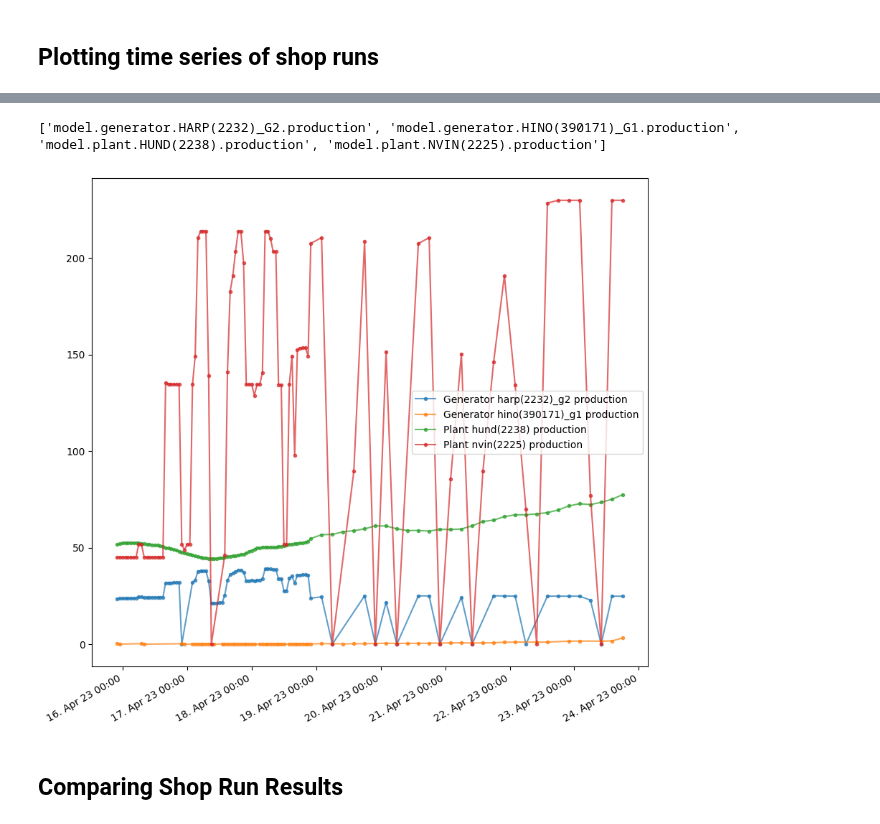
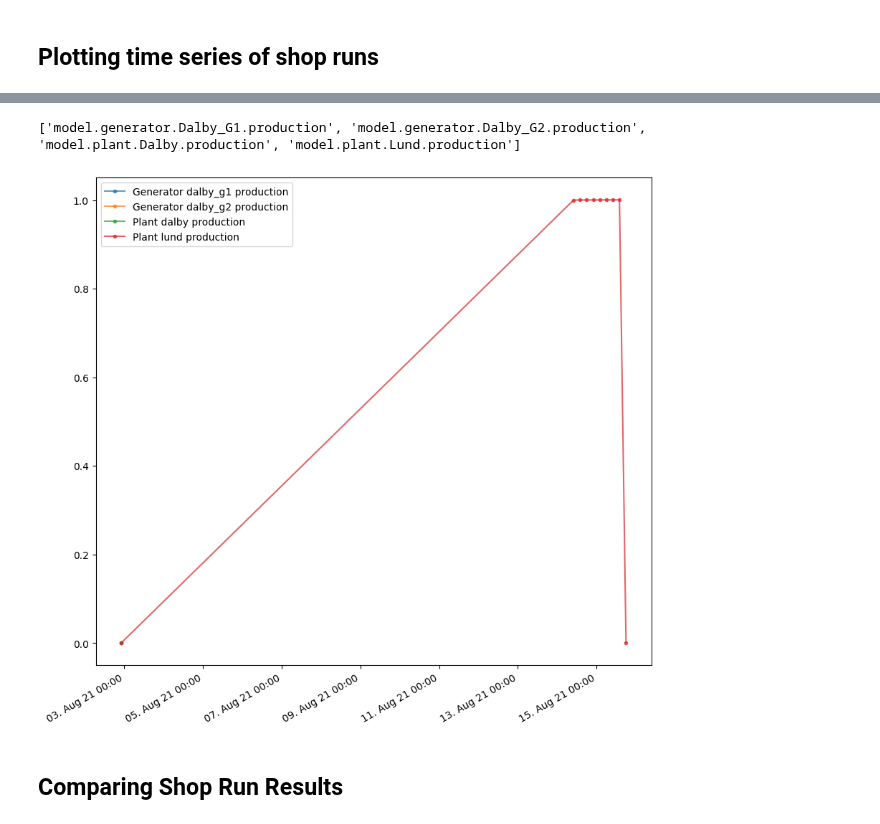
Before and after one commit to cognitedata/power-ops-sdk, a Jupyter notebook: docs/notebooks/shop_results.ipynb, the cells around one changed output, grey strips where cells are left out. Cells and saved outputs as stored; diff of their text form; code cells hidden in the pictures.

Commit message:
feat: implemente shop.runs.list() and updated demo

```diff
--- a/docs/notebooks/shop_results.ipynb
+++ b/docs/notebooks/shop_results.ipynb
@@ -45,0 +6,9 @@ run_result_a
+# %%
+from cognite.powerops.clients.powerops_client import PowerOpsClient,get_powerops_client
+from cognite.client import CogniteClient
+import os
+os.environ["SETTINGS_FILES"] = "../../settings.toml;../.secrets.toml"  # settings files are not in current dir
+
+power: PowerOpsClient = get_powerops_client()
+# The regular cognite client is available under the .cdf attribute.
+client: CogniteClient = power.cdf
@@ -45,0 +32,7 @@ run_result_a
+# %%
+# For reproducability
+run_a = power.shop.runs.retrieve("POWEROPS_SHOP_RUN_1662548743204")
+run_b = power.shop.runs.retrieve("POWEROPS_SHOP_RUN_1662548743052")
+# %%
+result_a = run_b.get_results()
+result_b = run_a.get_results()
@@ -72,2 +60,5 @@ Breakdown of minor penalties
 # %% [markdown]
 ## Plotting time series of shop runs
+# %%
+post_run_a = result_a.post_run
+post_run_a.name
@@ -74,16 +140,13 @@ Breakdown of minor penalties
 # %%
-
-post_run_a = run_result_a.post_run
-
 found_keys = post_run_a.find_time_series(
     matches_object_types=["generator", "plant"],
-    matches_object_names=["HARP(2232)_G2", "HINO(390171)_G1", "NVIN(2225)", "HUND(2238)"],
+    matches_object_names=["Dalby_G1", "Dalby_G2", "Dalby", "Lund"],
     matches_attribute_names=["production"],
 )
 print(found_keys)
 post_run_a.plot(found_keys)
 # %% [output]
-['model.generator.HARP(2232)_G2.production', 'model.generator.HINO(390171)_G1.production', 'model.plant.HUND(2238).production', 'model.plant.NVIN(2225).production']
+['model.generator.Dalby_G1.production', 'model.generator.Dalby_G2.production', 'model.plant.Dalby.production', 'model.plant.Lund.production']
-[figure, old version]
+[figure, new version]
 # %% [markdown]
 ## Comparing Shop Run Results
```
Also changed, not shown: parts of 20 cells of this notebook, 4 other files.
